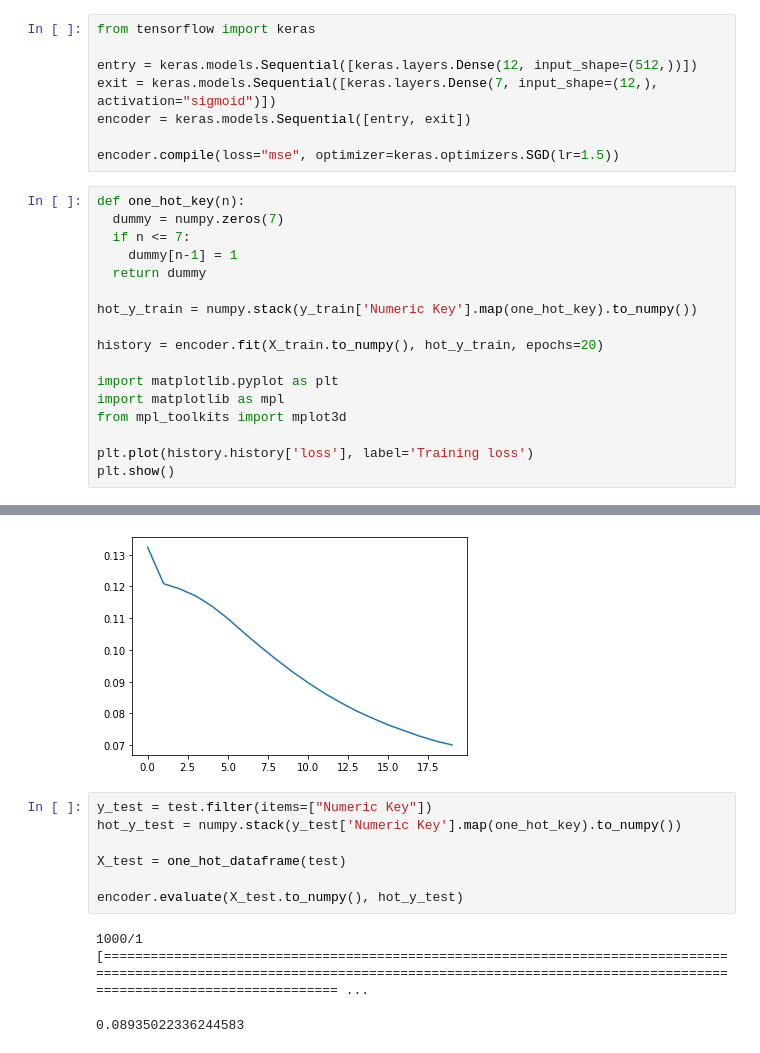
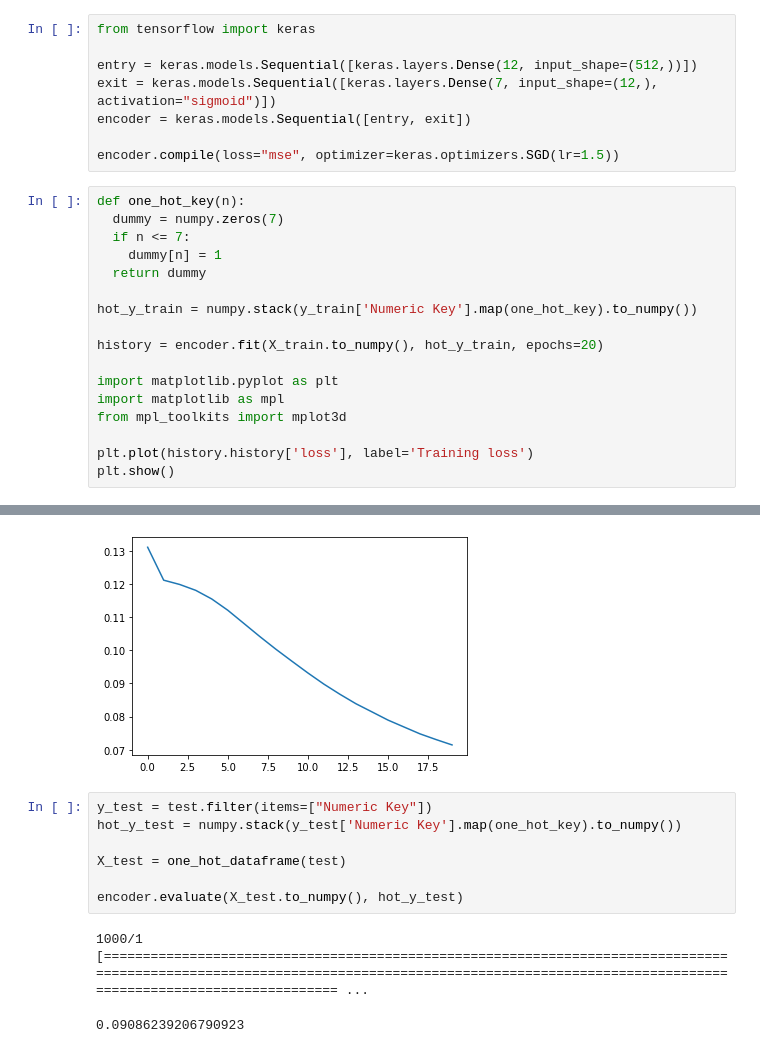
Before and after one commit to ctford/old-town-code, a Jupyter notebook: detect-key.ipynb, the cells around one changed output, grey strips where cells are left out. Drawn from its saved outputs; the diff is of its cells as text.

```diff
--- a/detect-key.ipynb
+++ b/detect-key.ipynb
@@ -129,7 +129,7 @@ encoder.compile(loss="mse", optimizer=keras.optimizers.SGD(lr=1.5))
 def one_hot_key(n):
   dummy = numpy.zeros(7)
   if n <= 7:
-    dummy[n-1] = 1
+    dummy[n] = 1
   return dummy
 
 hot_y_train = numpy.stack(y_train['Numeric Key'].map(one_hot_key).to_numpy())
@@ -163,4 +163,4 @@ Epoch 20/20
-[figure, old version]
+[figure, new version]
 # %%
 y_test = test.filter(items=["Numeric Key"])
 hot_y_test = numpy.stack(y_test['Numeric Key'].map(one_hot_key).to_numpy())
@@ -170,4 +170,4 @@ X_test = one_hot_dataframe(test)
 encoder.evaluate(X_test.to_numpy(), hot_y_test)
 # %% [output]
 1000/1 [================================================================================================================================================================================================ ...
-0.08935022336244583
+0.09086239206790923
```
Also changed, not shown: parts of 9 cells of this notebook.
